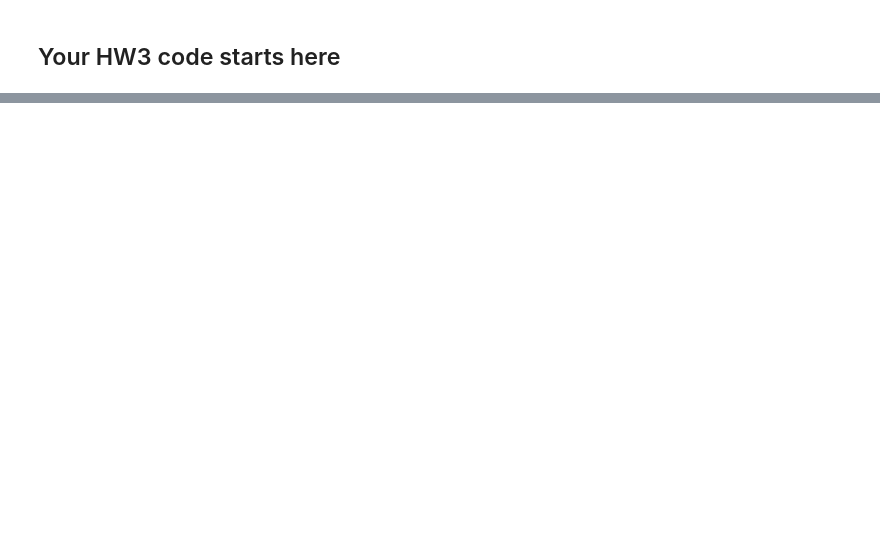
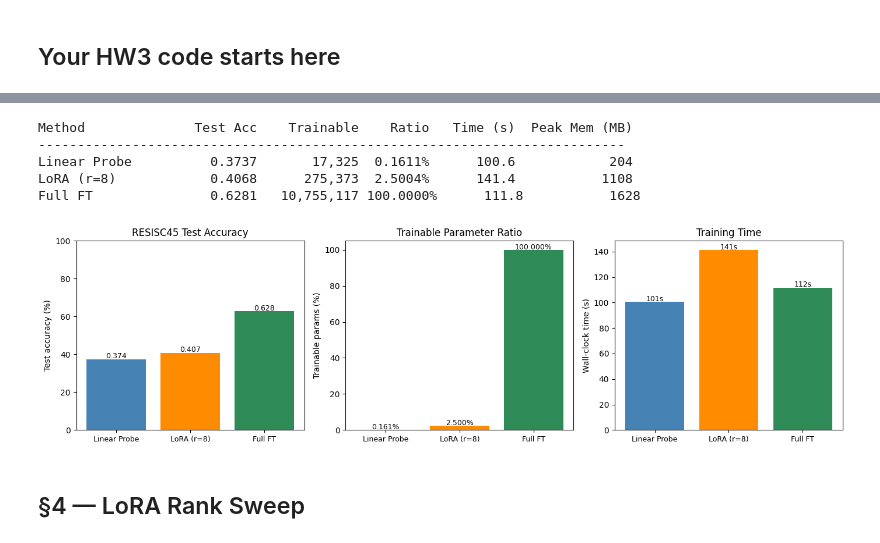
Before and after one commit to wduan10/cs148b_hw3, a Jupyter notebook: colab_setup.ipynb, the cells around one changed output, grey strips where cells are left out. Saved outputs shown, nothing was run; the diff lists cells and outputs as text; code cells hidden in the pictures; blank space fills up the shorter version.

```diff
--- a/colab_setup.ipynb
+++ b/colab_setup.ipynb
@@ -150,0 +819,52 @@ ModuleNotFoundError: No module named 'basics.lora'
+# %%
+import matplotlib.pyplot as plt
+import numpy as np
+
+methods      = ['linear_probe', 'lora', 'full_ft']
+labels       = ['Linear Probe', f'LoRA (r={LORA_RANK})', 'Full FT']
+accs         = [all_metrics[m]['best_test_acc']    for m in methods]
+trainable    = [all_metrics[m]['trainable_params'] for m in methods]
+ratios       = [all_metrics[m]['trainable_ratio']  for m in methods]
+wall_clocks  = [all_metrics[m]['wall_clock_s']     for m in methods]
+peak_mems    = [all_metrics[m]['peak_mem_mb']      for m in methods]
+
+# ── Summary table ─────────────────────────────────────────────────────────────
+print(f'{"Method":<18} {"Test Acc":>9} {"Trainable":>12} {"Ratio":>8} {"Time (s)":>10} {"Peak Mem (MB)":>14}')
+print('-' * 75)
+for m, lbl, acc, tr, rat, wc, pm in zip(methods, labels, accs, trainable, ratios, wall_clocks, peak_mems):
+    print(f'{lbl:<18} {acc:>9.4f} {tr:>12,} {rat:>8.4%} {wc:>10.1f} {pm:>14.0f}')
+
+# ── Bar charts ────────────────────────────────────────────────────────────────
+x = np.arange(len(labels))
+fig, axes = plt.subplots(1, 3, figsize=(14, 4))
+
+axes[0].bar(x, [a * 100 for a in accs], color=['steelblue', 'darkorange', 'seagreen'])
+axes[0].set_xticks(x); axes[0].set_xticklabels(labels, fontsize=9)
+axes[0].set_ylabel('Test accuracy (%)'); axes[0].set_title('RESISC45 Test Accuracy')
+axes[0].set_ylim(0, 100)
+for i, a in enumerate(accs):
+    axes[0].text(i, a * 100 + 0.5, f'{a:.3f}', ha='center', fontsize=9)
+
+axes[1].bar(x, [r * 100 for r in ratios], color=['steelblue', 'darkorange', 'seagreen'])
+axes[1].set_xticks(x); axes[1].set_xticklabels(labels, fontsize=9)
+axes[1].set_ylabel('Trainable params (%)'); axes[1].set_title('Trainable Parameter Ratio')
+for i, r in enumerate(ratios):
+    axes[1].text(i, r * 100 + 0.1, f'{r:.3%}', ha='center', fontsize=9)
+
+axes[2].bar(x, wall_clocks, color=['steelblue', 'darkorange', 'seagreen'])
+axes[2].set_xticks(x); axes[2].set_xticklabels(labels, fontsize=9)
+axes[2].set_ylabel('Wall-clock time (s)'); axes[2].set_title('Training Time')
+for i, wc in enumerate(wall_clocks):
+    axes[2].text(i, wc + 0.5, f'{wc:.0f}s', ha='center', fontsize=9)
+
+plt.tight_layout()
+plt.show()
+# %% [output]
+Method              Test Acc    Trainable    Ratio   Time (s)  Peak Mem (MB)
+---------------------------------------------------------------------------
+Linear Probe          0.3737       17,325  0.1611%      100.6            204
+LoRA (r=8)            0.4068      275,373  2.5004%      141.4           1108
+Full FT               0.6281   10,755,117 100.0000%      111.8           1628
+[figure, added]
+# %% [markdown]
+## §4 — LoRA Rank Sweep
```
Also changed, not shown: parts of 46 cells of this notebook.
